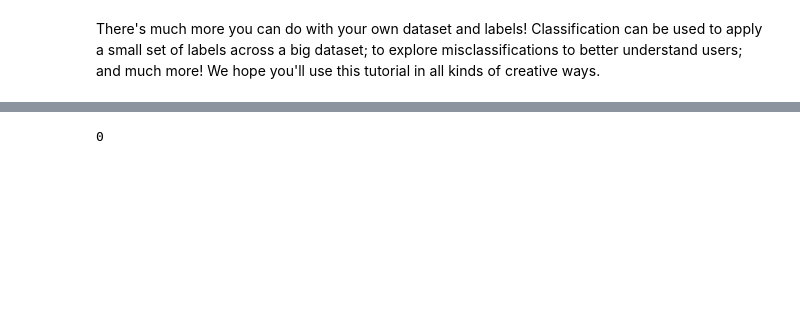
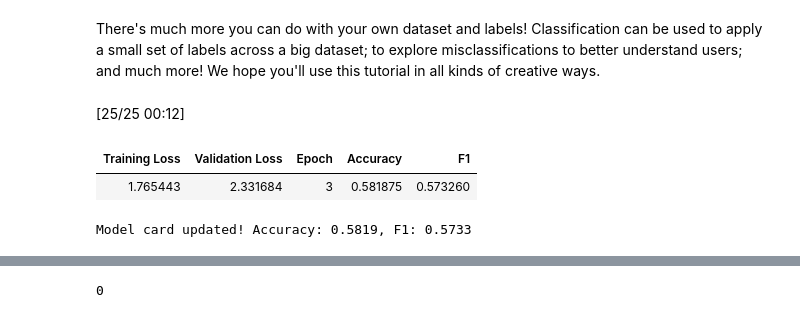
Before and after one commit to halderatreyee-hash/MLOPS-ASSIGNMENT2_Kaggle, a Jupyter notebook: mlops-assignment-kaggle.ipynb, the cells around one changed output, grey strips where cells are left out. Saved outputs shown, nothing was run; the diff lists cells and outputs as text; code cells hidden in the pictures; blank space fills up the shorter version.

```diff
--- a/mlops-assignment-kaggle.ipynb
+++ b/mlops-assignment-kaggle.ipynb
@@ -810,5 +807,55 @@ plt.show()
 # %% [markdown]
 There's much more you can do with your own dataset and labels! Classification can be used to apply a small set of labels across a big dataset; to explore misclassifications to better understand users; and much more! We hope you'll use this tutorial in all kinds of creative ways.
+# %%
+# Update HF model card with eval results
+from huggingface_hub import ModelCard
+
+eval_results = trainer.evaluate()
+
+card_content = f"""---
+license: apache-2.0
+tags:
+- text-classification
+- distilbert
+- goodreads
+- genre-classification
+metrics:
+- accuracy
+- f1
+---
+
+# DistilBERT Goodreads Genre Classification
+
+## Model Description
+Fine-tuned DistilBERT model for classifying book reviews into 8 genres.
+
+## Training Hyperparameters
+- Epochs: 3
+- Batch Size: 16
+- Learning Rate: 3e-5
+- Optimizer: AdamW
+
+## Evaluation Results
+| Metric    | Score  |
+|-----------|--------|
+| Accuracy  | {eval_results['eval_accuracy']:.4f} |
+| F1 Score  | {eval_results['eval_f1']:.4f} |
+| Eval Loss | {eval_results['eval_loss']:.4f} |
+
+## Links
+- **W&B:** https://wandb.ai/g25ait2023-iit-jodhpur/mlops-assignment2
+- **Kaggle:** https://www.kaggle.com/code/ahalderg25ait2023/mlops-assignment-kaggle
+- **GitHub:** https://github.com/halderatreyee-hash/MLOPS-ASSIGNMENT2_Kaggle
+"""
+
+card = ModelCard(card_content)
+card.push_to_hub("Atreyee-Halder/distilbert-goodreads-genres")
+print(f"Model card updated! Accuracy: {eval_results['eval_accuracy']:.4f}, F1: {eval_results['eval_f1']:.4f}")
+# %% [output]
+[25/25 00:12]
+| Training Loss | Validation Loss | Epoch | Accuracy | F1 |
+| 1.765443 | 2.331684 | 3 | 0.581875 | 0.573260 |
+Model card updated! Accuracy: 0.5819, F1: 0.5733
 # %%
 # ===== End W&B run =====
 wandb.finish()
```
Also changed, not shown: parts of 26 cells of this notebook.
